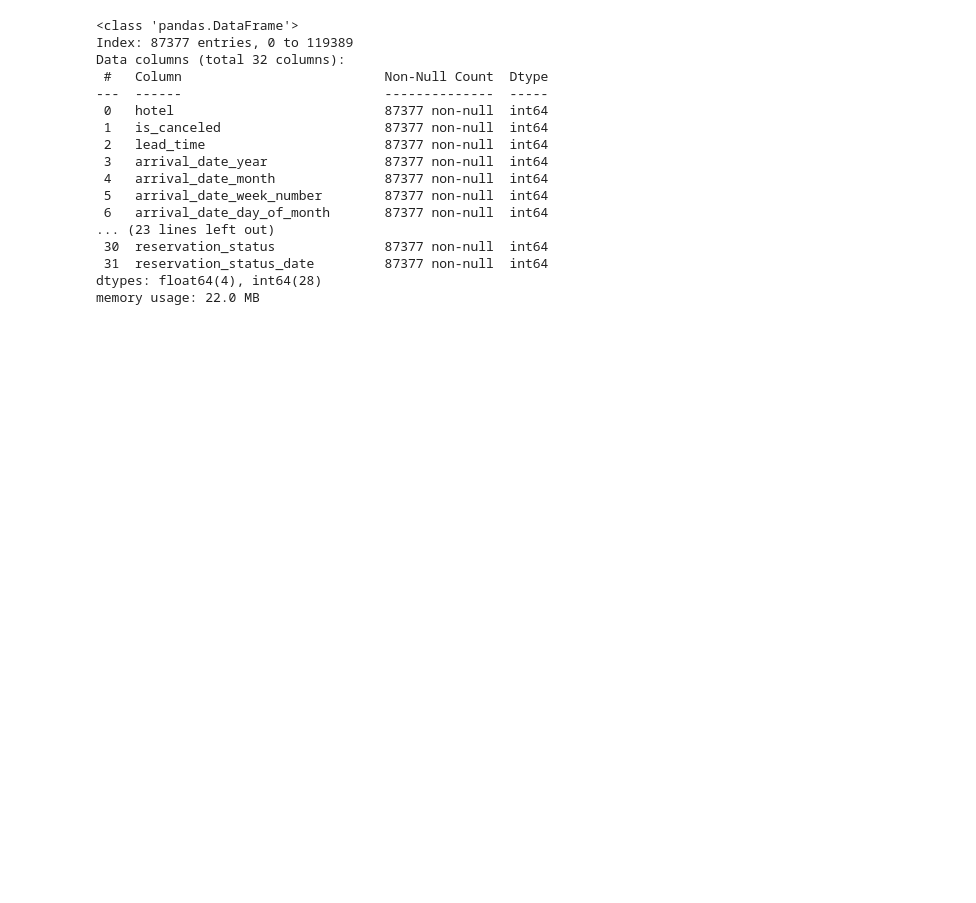
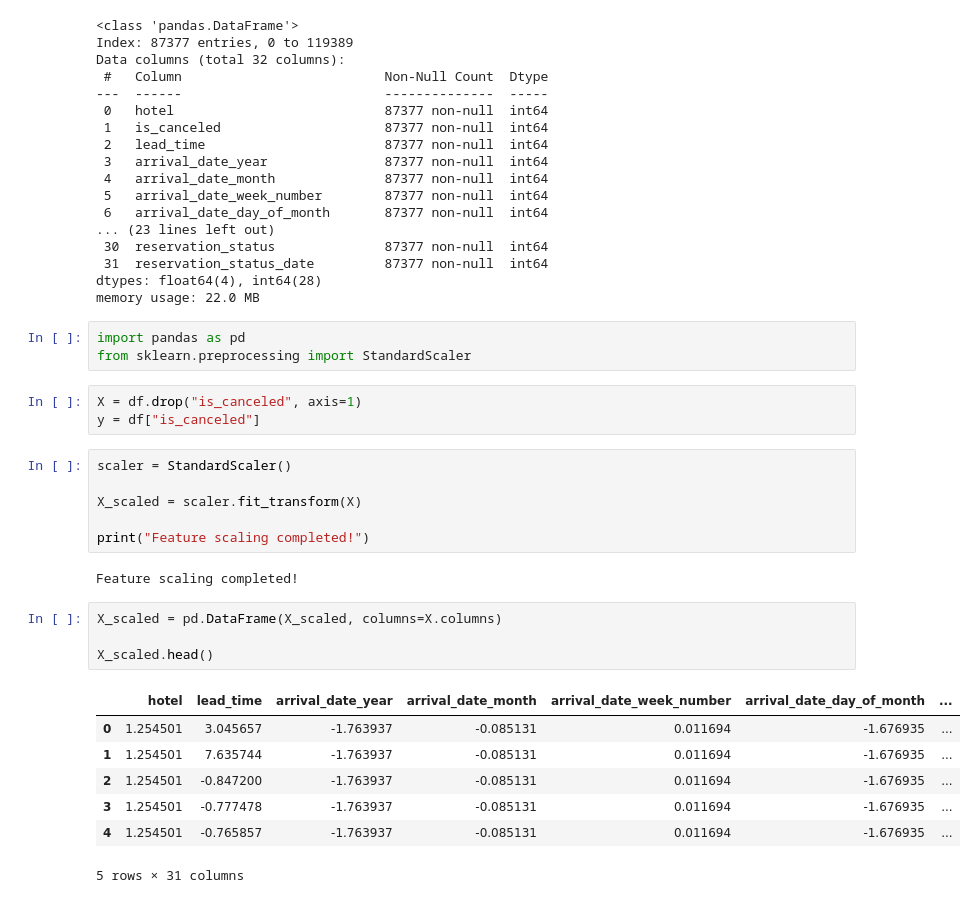
Before and after one commit to Anas-tp/airline-dynamic-pricing-rl, a Jupyter notebook: Notebooks/01_data_loading.ipynb, the cells around one changed output. Saved outputs shown, nothing was run; the diff lists cells and outputs as text; blank space fills up the shorter version.

Commit message:
Scale numerical features using StandardScaler

```diff
--- a/Notebooks/01_data_loading.ipynb
+++ b/Notebooks/01_data_loading.ipynb
@@ -267,3 +267,29 @@ Data columns (total 32 columns):
  31  reservation_status_date         87377 non-null  int64
 dtypes: float64(4), int64(28)
 memory usage: 22.0 MB
+# %%
+import pandas as pd
+from sklearn.preprocessing import StandardScaler
+# %%
+X = df.drop("is_canceled", axis=1)
+y = df["is_canceled"]
+# %%
+scaler = StandardScaler()
+
+X_scaled = scaler.fit_transform(X)
+
+print("Feature scaling completed!")
+# %% [output]
+Feature scaling completed!
+# %%
+X_scaled = pd.DataFrame(X_scaled, columns=X.columns)
+
+X_scaled.head()
+# %% [output]
+|  | hotel | lead_time | arrival_date_year | arrival_date_month | arrival_date_week_number | arrival_date_day_of_month | ... |
+| 0 | 1.254501 | 3.045657 | -1.763937 | -0.085131 | 0.011694 | -1.676935 | ... |
+| 1 | 1.254501 | 7.635744 | -1.763937 | -0.085131 | 0.011694 | -1.676935 | ... |
+| 2 | 1.254501 | -0.847200 | -1.763937 | -0.085131 | 0.011694 | -1.676935 | ... |
+| 3 | 1.254501 | -0.777478 | -1.763937 | -0.085131 | 0.011694 | -1.676935 | ... |
+| 4 | 1.254501 | -0.765857 | -1.763937 | -0.085131 | 0.011694 | -1.676935 | ... |
+5 rows × 31 columns
```
Also changed, not shown: parts of 1 cell of this notebook, 1 other file.
